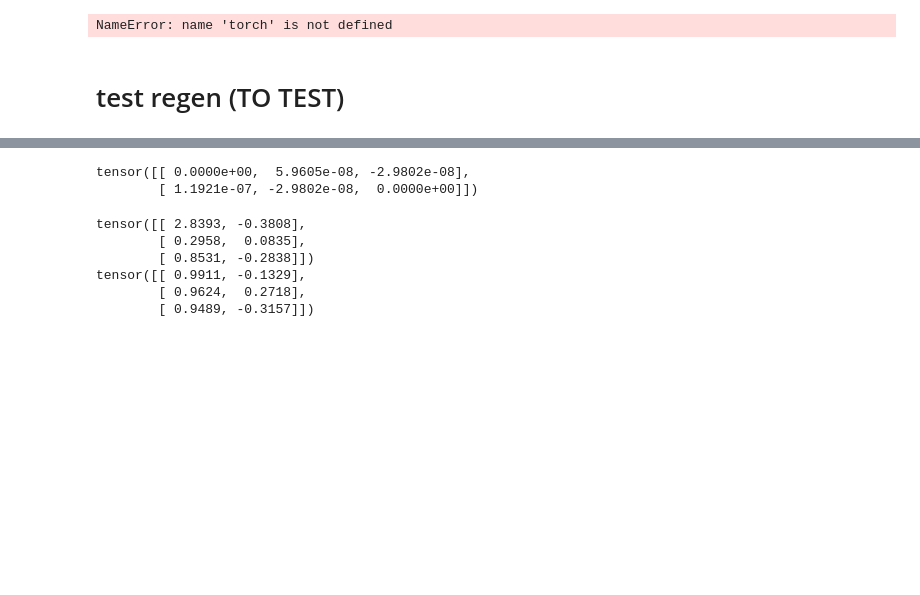
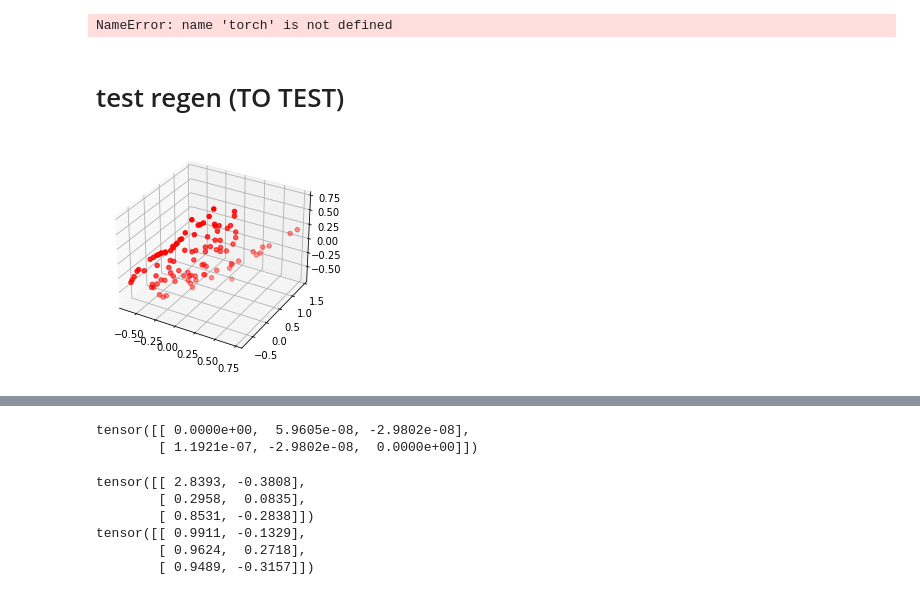
Before and after one commit to michael-psenka/manifold-linearization, a Jupyter notebook: test_files/cc_test.ipynb, the cells around one changed output, grey strips where cells are left out. Saved outputs shown, nothing was run; the diff lists cells and outputs as text; code cells hidden in the pictures; blank space fills up the shorter version.

```diff
--- a/test_files/cc_test.ipynb
+++ b/test_files/cc_test.ipynb
@@ -1330 +1334,10 @@ alpha = 0.5
+# %%
+fig = plt.figure()
+ax = fig.add_subplot(111, projection='3d')
+# ax.scatter(X[:, 0], X[:,1], X[:,2], c='b')
+ax.scatter(Z[:, 0], Z[:,1], Z[:,2], c='r')
+# ax.scatter(Xhat[:, 0], Xhat[:,1], Xhat[:,2], c='c')
+plt.show()
+# %% [output]
+[figure, added]
 # %%
```
Also changed, not shown: parts of 12 cells of this notebook.
